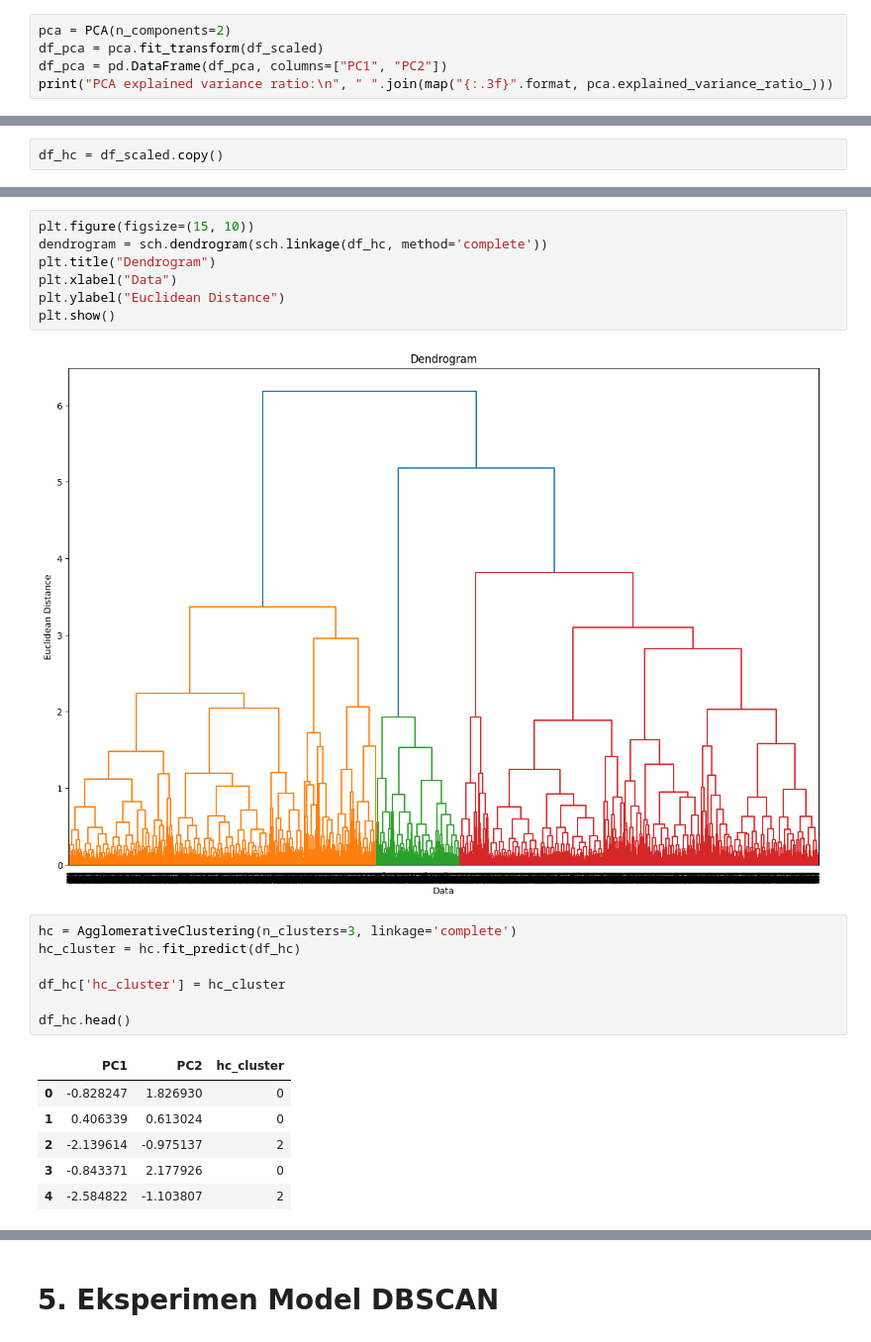
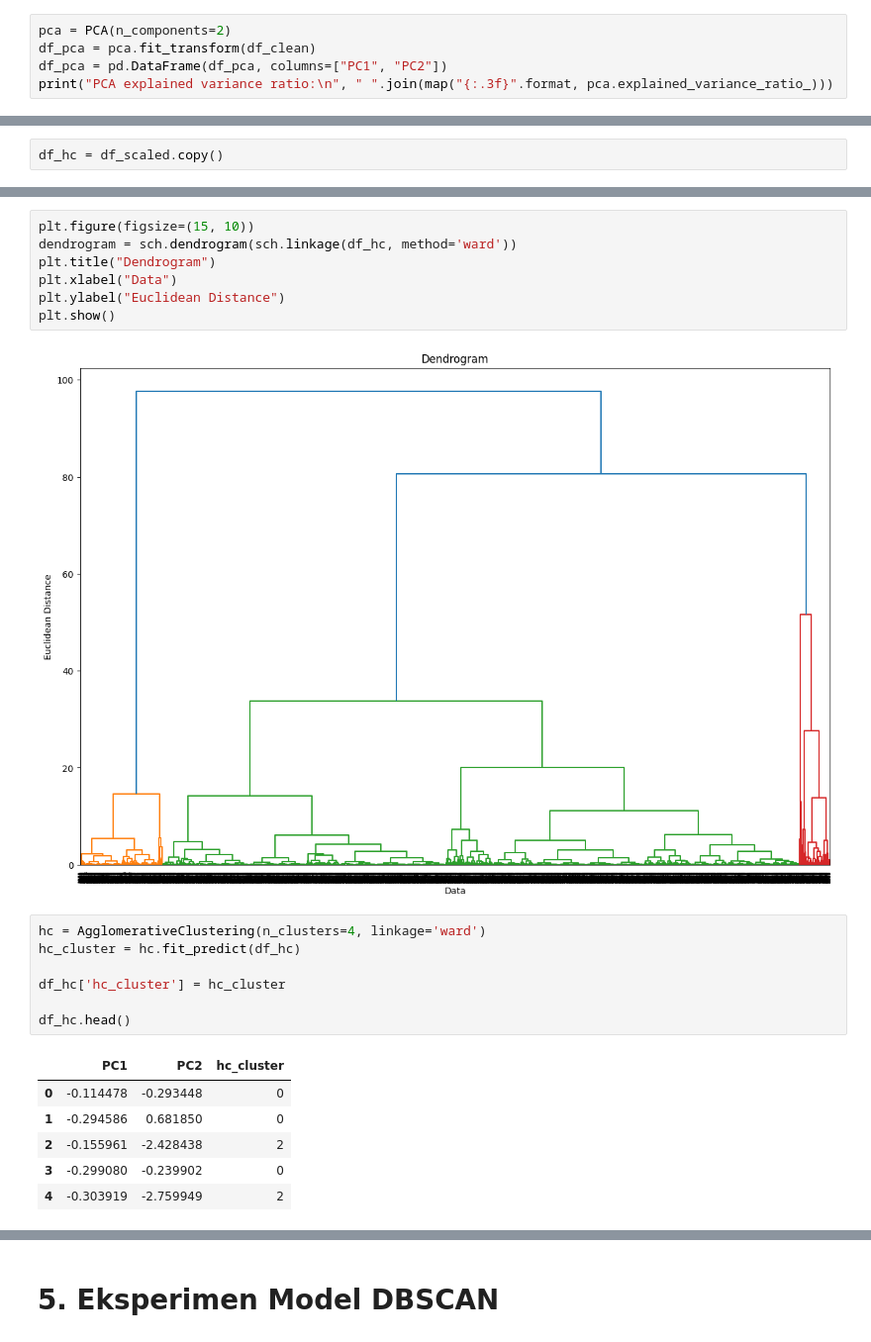
Before and after one commit to hisyamssyr/unsupervised-learning, a Jupyter notebook: Pembelajaran_Mesin_Tugas_1.ipynb, the cells around one changed output, grey strips where cells are left out. Shown at 99% size. Cells and saved outputs as stored; diff of their text form.

```diff
--- a/Pembelajaran_Mesin_Tugas_1.ipynb
+++ b/Pembelajaran_Mesin_Tugas_1.ipynb
@@ -178,7 +178,7 @@ sns.heatmap(df_clean.corr(), cmap="YlGnBu", annot=True)
 ## Reduksi Menggunakan PCA
 # %%
 pca = PCA(n_components=2)
-df_pca = pca.fit_transform(df_scaled)
+df_pca = pca.fit_transform(df_clean)
 df_pca = pd.DataFrame(df_pca, columns=["PC1", "PC2"])
 print("PCA explained variance ratio:\n", " ".join(map("{:.3f}".format, pca.explained_variance_ratio_)))
 # %% [output]
@@ -362,14 +373,14 @@ plt.show()
 # %%
 plt.figure(figsize=(15, 10))
-dendrogram = sch.dendrogram(sch.linkage(df_hc, method='complete'))
+dendrogram = sch.dendrogram(sch.linkage(df_hc, method='ward'))
 plt.title("Dendrogram")
 plt.xlabel("Data")
 plt.ylabel("Euclidean Distance")
 plt.show()
 # %% [output]
-[figure, old version]
+[figure, new version]
 # %%
-hc = AgglomerativeClustering(n_clusters=3, linkage='complete')
+hc = AgglomerativeClustering(n_clusters=4, linkage='ward')
 hc_cluster = hc.fit_predict(df_hc)
 
 df_hc['hc_cluster'] = hc_cluster
@@ -377,11 +388,11 @@ df_hc['hc_cluster'] = hc_cluster
 df_hc.head()
 # %% [output]
 |  | PC1 | PC2 | hc_cluster |
-| 0 | -0.828247 | 1.826930 | 0 |
-| 1 | 0.406339 | 0.613024 | 0 |
-| 2 | -2.139614 | -0.975137 | 2 |
-| 3 | -0.843371 | 2.177926 | 0 |
-| 4 | -2.584822 | -1.103807 | 2 |
+| 0 | -0.114478 | -0.293448 | 0 |
+| 1 | -0.294586 | 0.681850 | 0 |
+| 2 | -0.155961 | -2.428438 | 2 |
+| 3 | -0.299080 | -0.239902 | 0 |
+| 4 | -0.303919 | -2.759949 | 2 |
 # %%
 sns.scatterplot(x='PC1', y='PC2', hue='hc_cluster', data=df_hc, palette='viridis', s=50, alpha=0.8)
 # %% [output]
```
Also changed, not shown: parts of 14 cells of this notebook.
